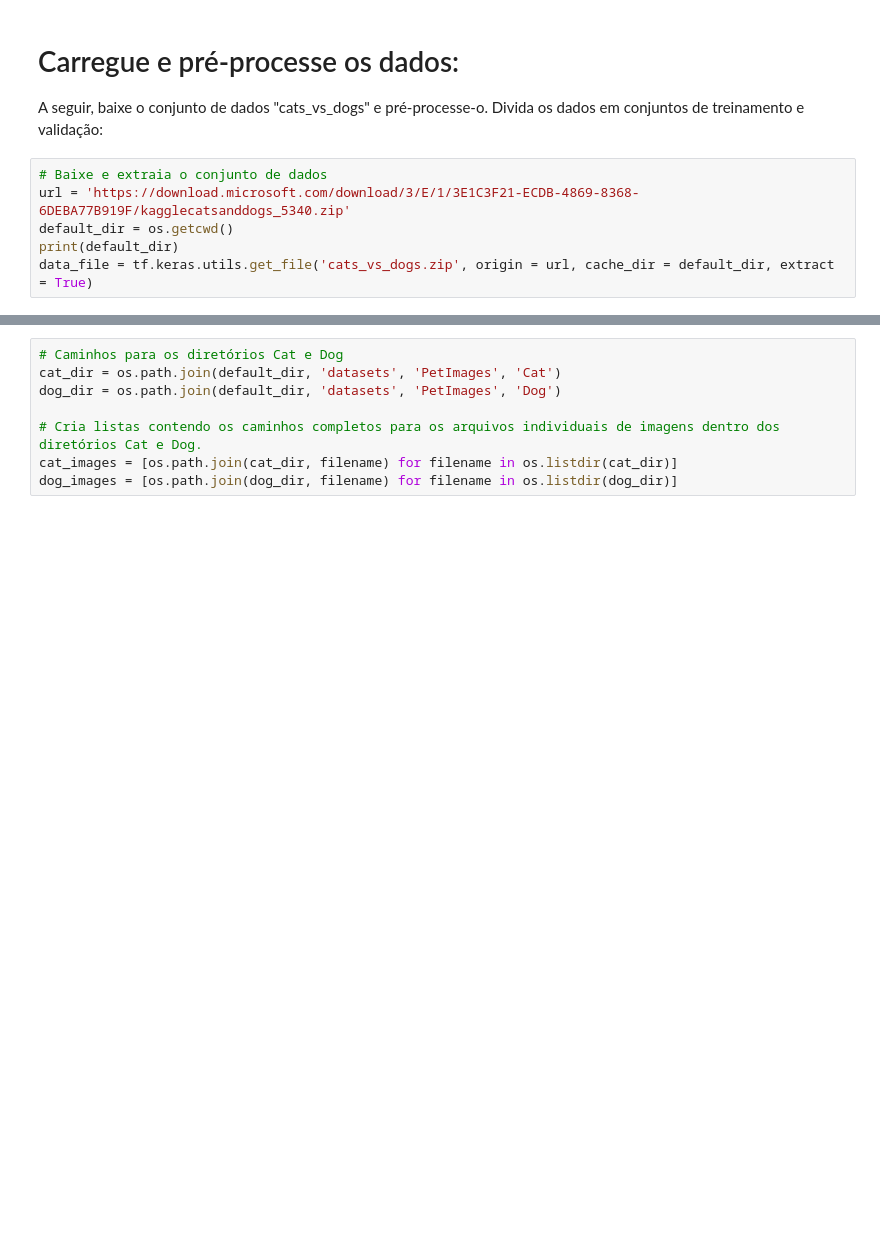
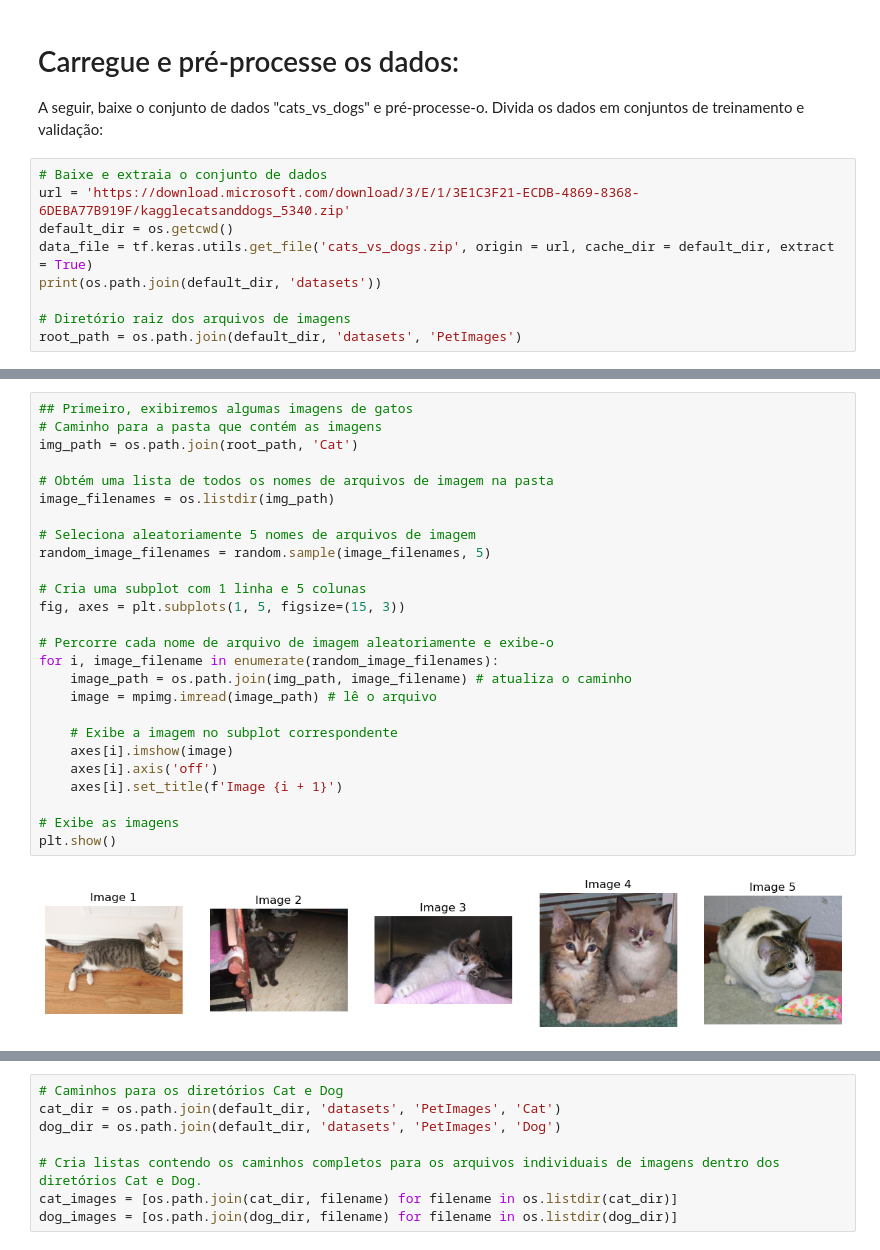
Before and after one commit to dnncamargo/ml-lab, a Jupyter notebook: keras_ds/transfer-learning.ipynb, the cells around one changed output, grey strips where cells are left out. Saved outputs shown, nothing was run; the diff lists cells and outputs as text; blank space fills up the shorter version.

Commit message:
dataset/load

```diff
--- a/keras_ds/transfer-learning.ipynb
+++ b/keras_ds/transfer-learning.ipynb
@@ -68,6 +72,9 @@ Divida os dados em conjuntos de treinamento e validação:
 # Baixe e extraia o conjunto de dados
 url = 'https://download.microsoft.com/download/3/E/1/3E1C3F21-ECDB-4869-8368-6DEBA77B919F/kagglecatsanddogs_5340.zip'
 default_dir = os.getcwd()
-print(default_dir)
 data_file = tf.keras.utils.get_file('cats_vs_dogs.zip', origin = url, cache_dir = default_dir, extract = True)
+print(os.path.join(default_dir, 'datasets'))
+
+# Diretório raiz dos arquivos de imagens
+root_path = os.path.join(default_dir, 'datasets', 'PetImages')
 # %% [output]
@@ -75,0 +82,28 @@ Downloading data from https://download.microsoft.com/download/3/E/1/3E1C3F21-ECD
+# %%
+## Primeiro, exibiremos algumas imagens de gatos
+# Caminho para a pasta que contém as imagens
+img_path = os.path.join(root_path, 'Cat')
+
+# Obtém uma lista de todos os nomes de arquivos de imagem na pasta
+image_filenames = os.listdir(img_path)
+
+# Seleciona aleatoriamente 5 nomes de arquivos de imagem
+random_image_filenames = random.sample(image_filenames, 5)
+
+# Cria uma subplot com 1 linha e 5 colunas
+fig, axes = plt.subplots(1, 5, figsize=(15, 3))
+
+# Percorre cada nome de arquivo de imagem aleatoriamente e exibe-o
+for i, image_filename in enumerate(random_image_filenames):
+    image_path = os.path.join(img_path, image_filename) # atualiza o caminho
+    image = mpimg.imread(image_path) # lê o arquivo
+
+    # Exibe a imagem no subplot correspondente
+    axes[i].imshow(image)
+    axes[i].axis('off')
+    axes[i].set_title(f'Image {i + 1}')
+
+# Exibe as imagens
+plt.show()
+# %% [output]
+[figure, added]
```
Also changed, not shown: parts of 6 cells of this notebook, 2 other files.
